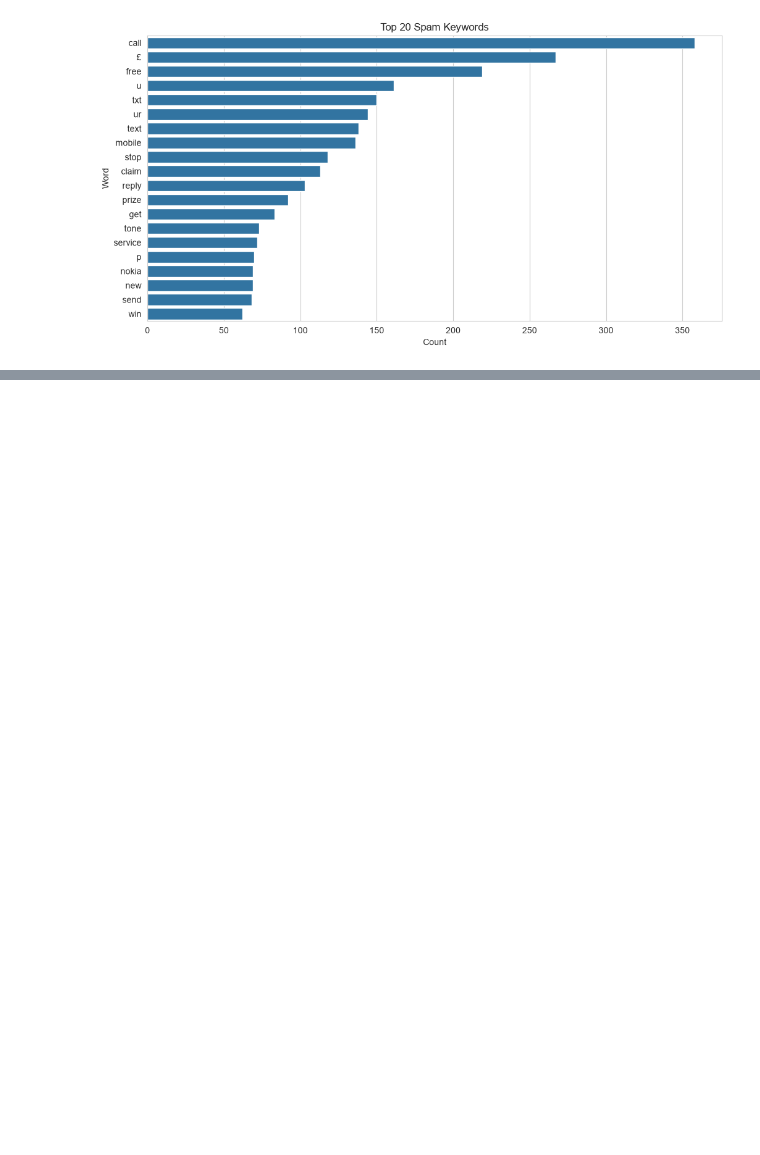
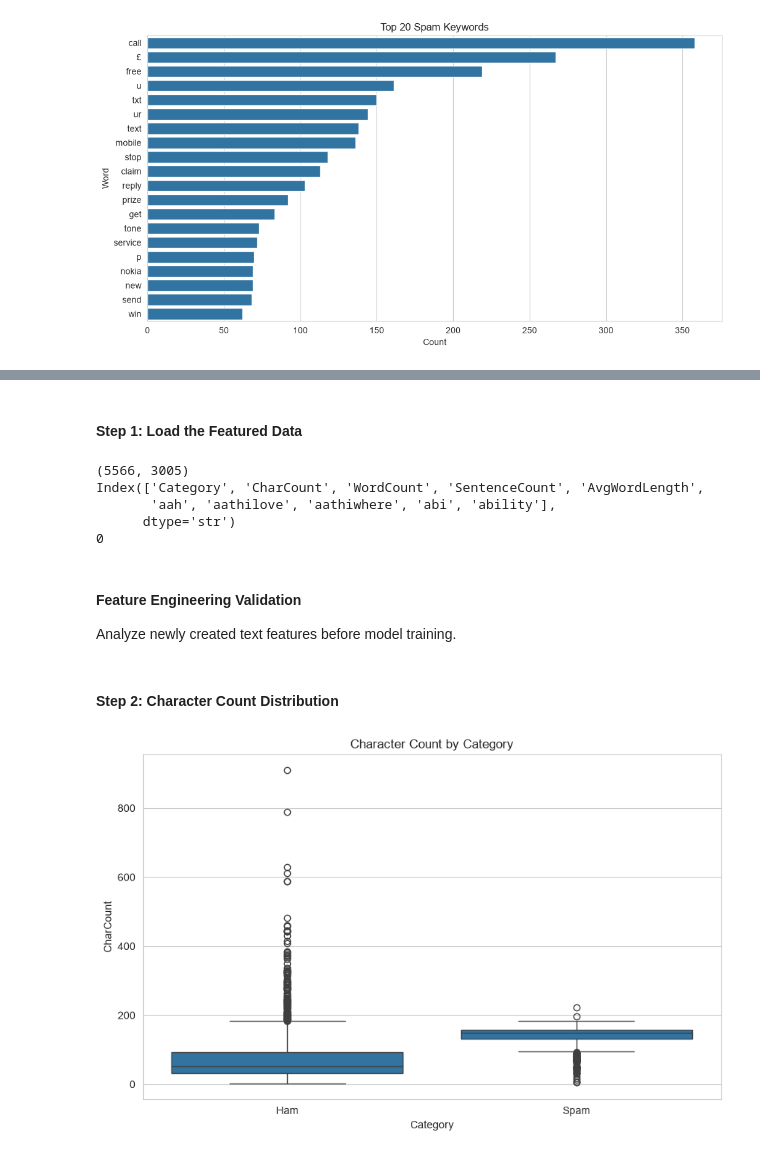
Before and after one commit to Abhilash0079/MachineLearningProjects, a Jupyter notebook: Email_Spam_Detection/notebooks/EDA.ipynb, the cells around one changed output, grey strips where cells are left out. Saved outputs shown, nothing was run; the diff lists cells and outputs as text; code cells hidden in the pictures; blank space fills up the shorter version.

Commit message:
Feature Engineering & TF_IDF completed.

```diff
--- a/Email_Spam_Detection/notebooks/EDA.ipynb
+++ b/Email_Spam_Detection/notebooks/EDA.ipynb
@@ -369,0 +361,31 @@ Strong spam indicators include:
+# %% [markdown]
+#### <b> Step 1: Load the Featured Data</b>
+# %%
+featured_df = pd.read_csv("../data/processed/spam_featured.csv")
+print(featured_df.shape)
+print(featured_df.columns[:10])
+print(featured_df.isnull().sum().sum())
+# %% [output]
+(5566, 3005)
+Index(['Category', 'CharCount', 'WordCount', 'SentenceCount', 'AvgWordLength',
+       'aah', 'aathilove', 'aathiwhere', 'abi', 'ability'],
+      dtype='str')
+0
+# %% [markdown]
+#### <b>Feature Engineering Validation</b>
+
+Analyze newly created text features before model training.
+# %% [markdown]
+#### <b> Step 2: Character Count Distribution
+# %%
+plt.figure(figsize=(10,6))
+sns.boxplot(
+    x="Category",
+    y="CharCount",
+    data=featured_df
+)
+plt.xticks([0,1], ['Ham', 'Spam'])
+plt.title("Character Count by Category")
+plt.show()
+# %% [output]
+[figure, added]
```
Also changed, not shown: parts of 43 cells of this notebook, 5 other files.
